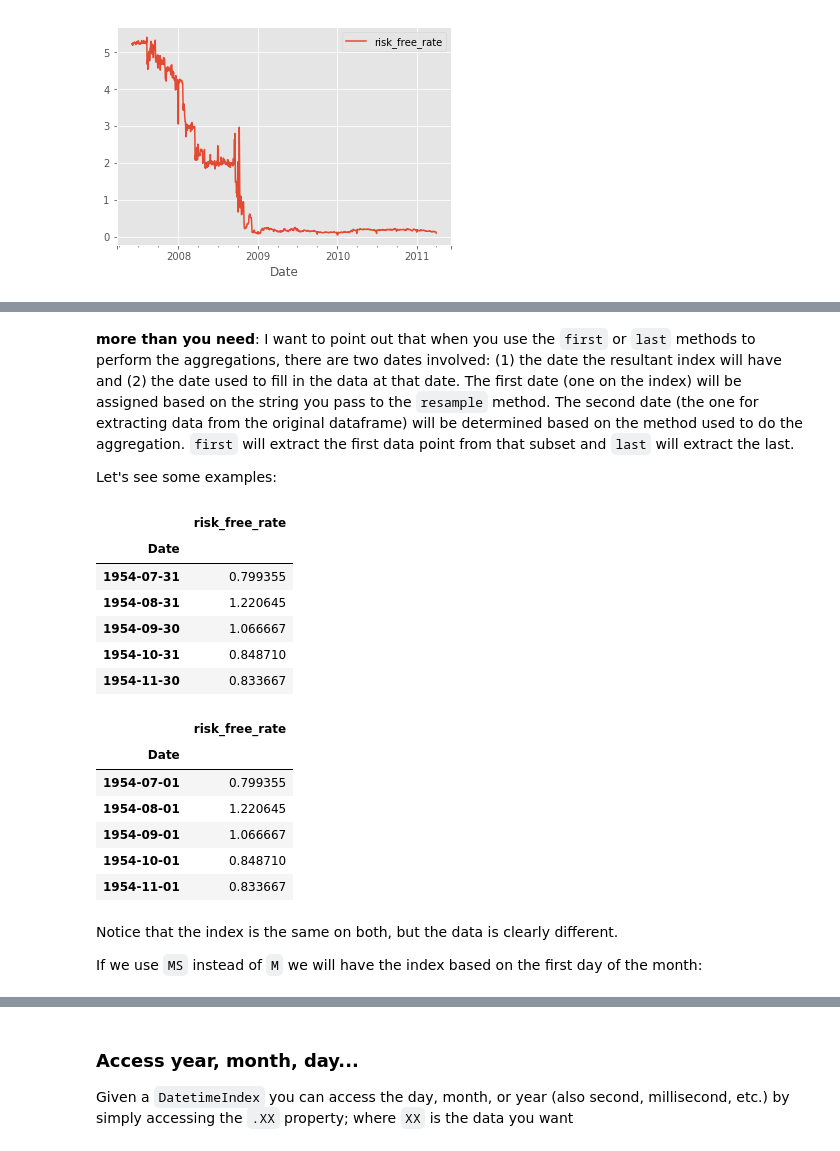
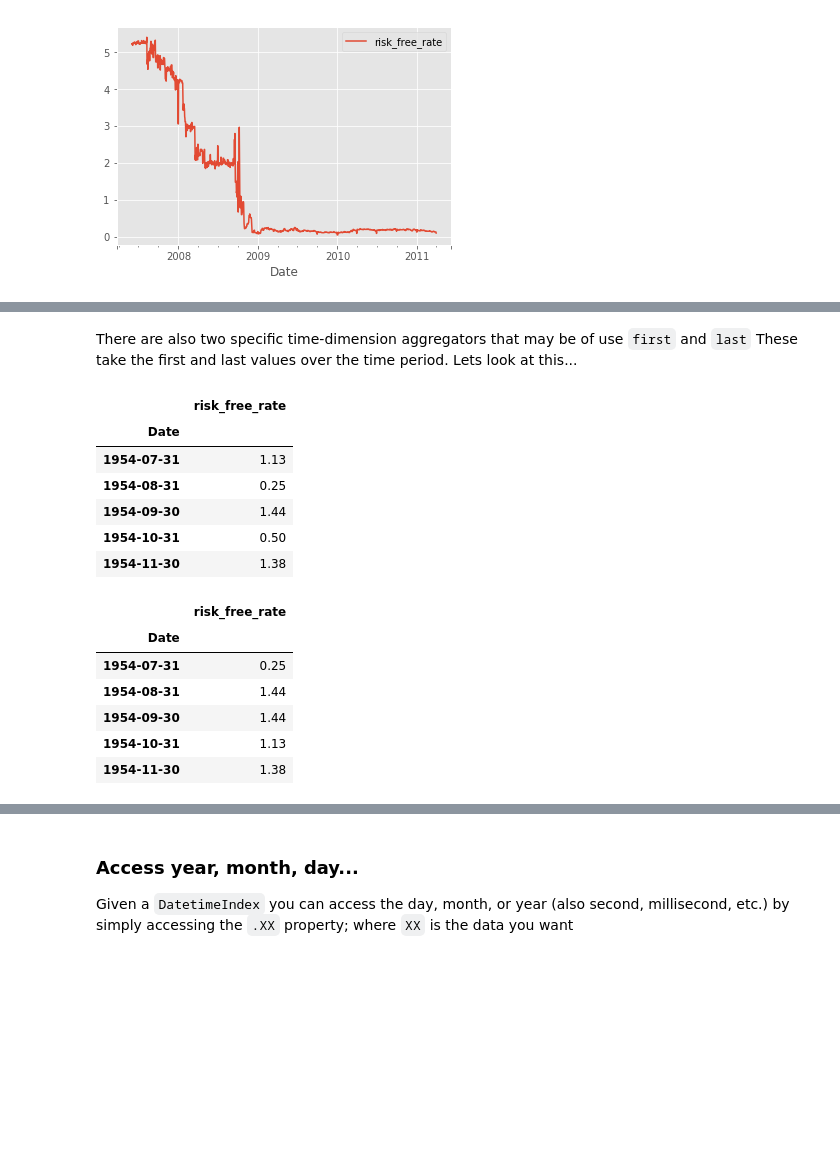
Before and after one commit to mwaugh0328/Data_Bootcamp_Fall_2017, a Jupyter notebook: data_bootcamp_1211/bootcamp_timeseries.ipynb, the cells around one changed output, grey strips where cells are left out. Cells and saved outputs as stored; diff of their text form; code cells hidden in the pictures; blank space fills up the shorter version.

Commit message:
Updated Time Series

```diff
--- a/data_bootcamp_1211/bootcamp_timeseries.ipynb
+++ b/data_bootcamp_1211/bootcamp_timeseries.ipynb
@@ -399,28 +445,22 @@ ffr.resample("Y").mean().plot()
-# %% [markdown]
-**more than you need**: I want to point out that when you use the `first` or `last` methods to perform the aggregations, there are two dates involved: (1) the date the resultant index will have and (2) the date used to fill in the data at that date. The first date (one on the index) will be assigned based on the string you pass to the `resample` method. The second date (the one for extracting data from the original dataframe) will be determined based on the method used to do the aggregation. `first` will extract the first data point from that subset and `last` will extract the last.
-
-Let's see some examples:
+# %% [markdown]
+There are also two specific time-dimension aggregators that may be of use `first` and `last` These take the first and last values over the time period. Lets look at this...
 # %%
-ffr.resample("M").mean().head()
+ffr.resample("M").first().head()
 # %% [output]
 |  | risk_free_rate |
 | Date |  |
-| 1954-07-31 | 0.799355 |
-| 1954-08-31 | 1.220645 |
-| 1954-09-30 | 1.066667 |
-| 1954-10-31 | 0.848710 |
-| 1954-11-30 | 0.833667 |
+| 1954-07-31 | 1.13 |
+| 1954-08-31 | 0.25 |
+| 1954-09-30 | 1.44 |
+| 1954-10-31 | 0.50 |
+| 1954-11-30 | 1.38 |
 # %%
-ffr.resample("MS").mean().head()
+ffr.resample("M").last().head()
 # %% [output]
 |  | risk_free_rate |
 | Date |  |
-| 1954-07-01 | 0.799355 |
-| 1954-08-01 | 1.220645 |
-| 1954-09-01 | 1.066667 |
-| 1954-10-01 | 0.848710 |
-| 1954-11-01 | 0.833667 |
+| 1954-07-31 | 0.25 |
+| 1954-08-31 | 1.44 |
+| 1954-09-30 | 1.44 |
+| 1954-10-31 | 1.13 |
+| 1954-11-30 | 1.38 |
-# %% [markdown]
-Notice that the index is the same on both, but the data is clearly different.
-
-If we use `MS` instead of `M` we will have the index based on the first day of the month:
```
Also changed, not shown: parts of 80 cells of this notebook.
